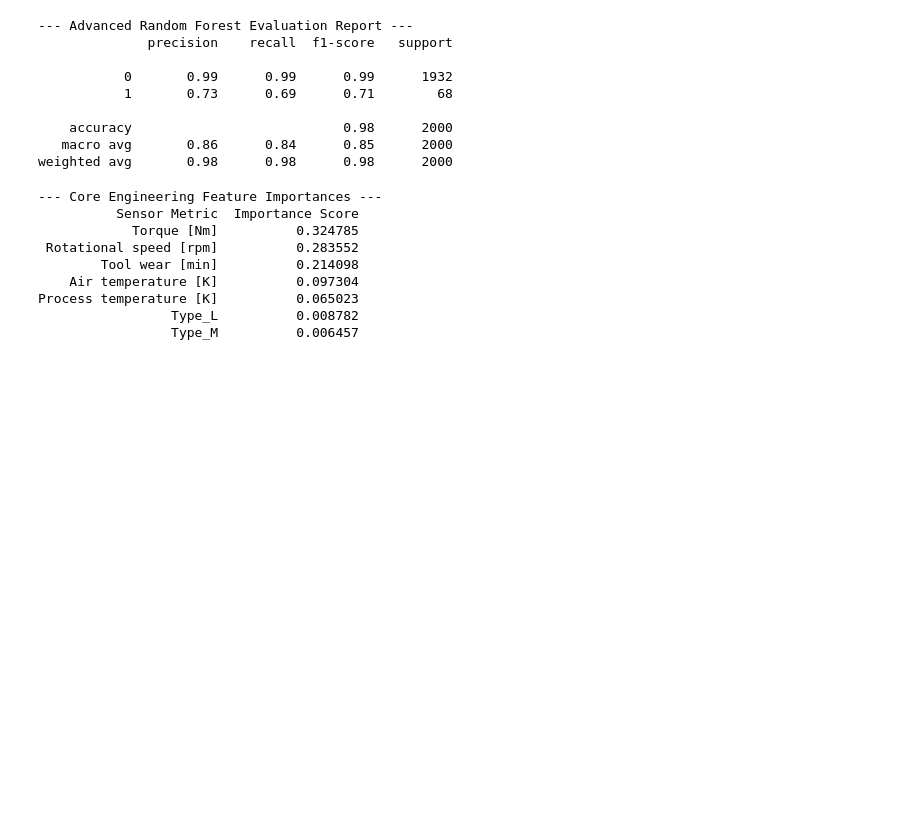
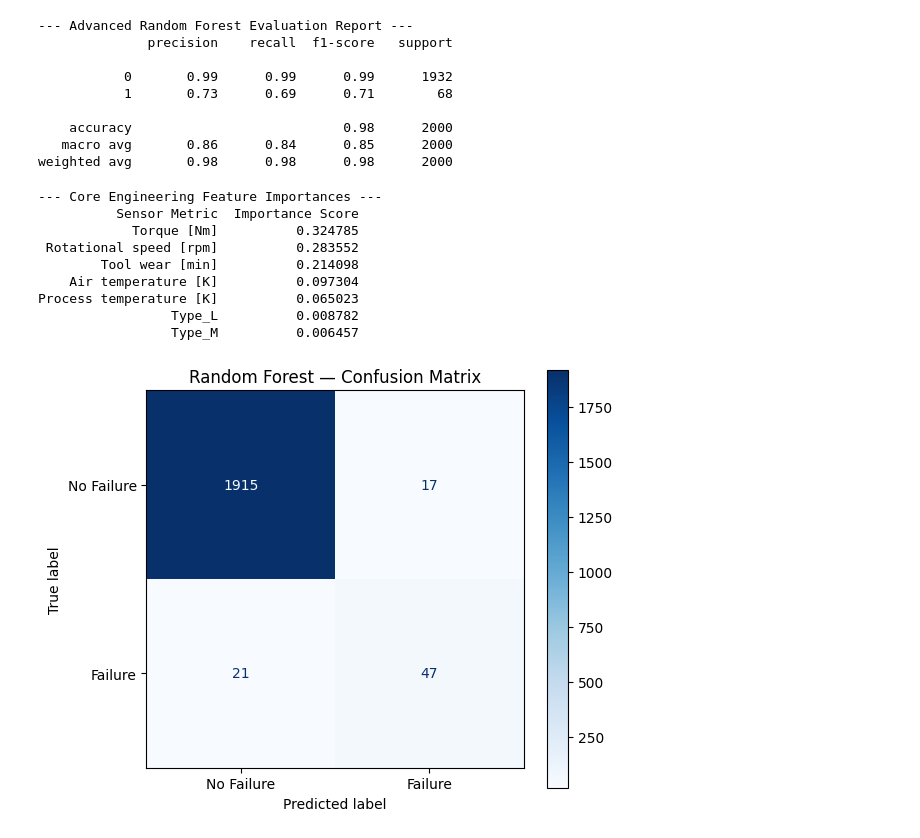
Before and after one commit to navyaarora235/Predictive-Maintenance-ML, a Jupyter notebook: predictive_maintenance.ipynb, the cells around one changed output. Saved outputs shown, nothing was run; the diff lists cells and outputs as text; code cells hidden in the pictures; blank space fills up the shorter version.

```diff
--- a/predictive_maintenance.ipynb
+++ b/predictive_maintenance.ipynb
@@ -139,19 +129,0 @@ Name: count, dtype: int64
-# %%
-# Force-install scikit-learn directly into the notebook kernel context
-%pip install scikit-learn
-
-from sklearn.model_selection import train_test_split
-
-# 1. Isolate the inputs (X). Drop the target and the cheating failure-mode columns
-X = df_encoded.drop(['Machine failure', 'TWF', 'HDF', 'PWF', 'OSF', 'RNF'], axis=1)
-
-# 2. Isolate the target variable (y)
-y = df_encoded['Machine failure']
-
-# 3. Perform a Stratified 80/20 train-test split
-X_train, X_test, y_train, y_test = train_test_split(X, y, test_size=0.2, random_state=42, stratify=y)
-
-print("--- Data Split Verification ---")
-print(f"Training feature matrix shape: {X_train.shape}")
-print(f"Testing feature matrix shape: {X_test.shape}")
-print(f"Actual failure counts in training data:\n{y_train.value_counts()}")
@@ -284,3 +237,21 @@ print(feature_importance_df.to_string(index=False))
 Process temperature [K]          0.065023
                  Type_L          0.008782
                  Type_M          0.006457
+# %%
+import matplotlib.pyplot as plt
+from sklearn.metrics import ConfusionMatrixDisplay
+
+# Plot the confusion matrix for the Random Forest model (our best performer)
+fig, ax = plt.subplots(figsize=(6, 5))
+ConfusionMatrixDisplay.from_predictions(
+    y_test, y_pred_rf,
+    display_labels=['No Failure', 'Failure'],
+    cmap='Blues',
+    ax=ax
+)
+ax.set_title('Random Forest — Confusion Matrix')
+plt.tight_layout()
+plt.savefig('confusion_matrix.png', dpi=150)
+plt.show()
+# %% [output]
+[figure, added]
```
Also changed, not shown: parts of 4 cells of this notebook.
